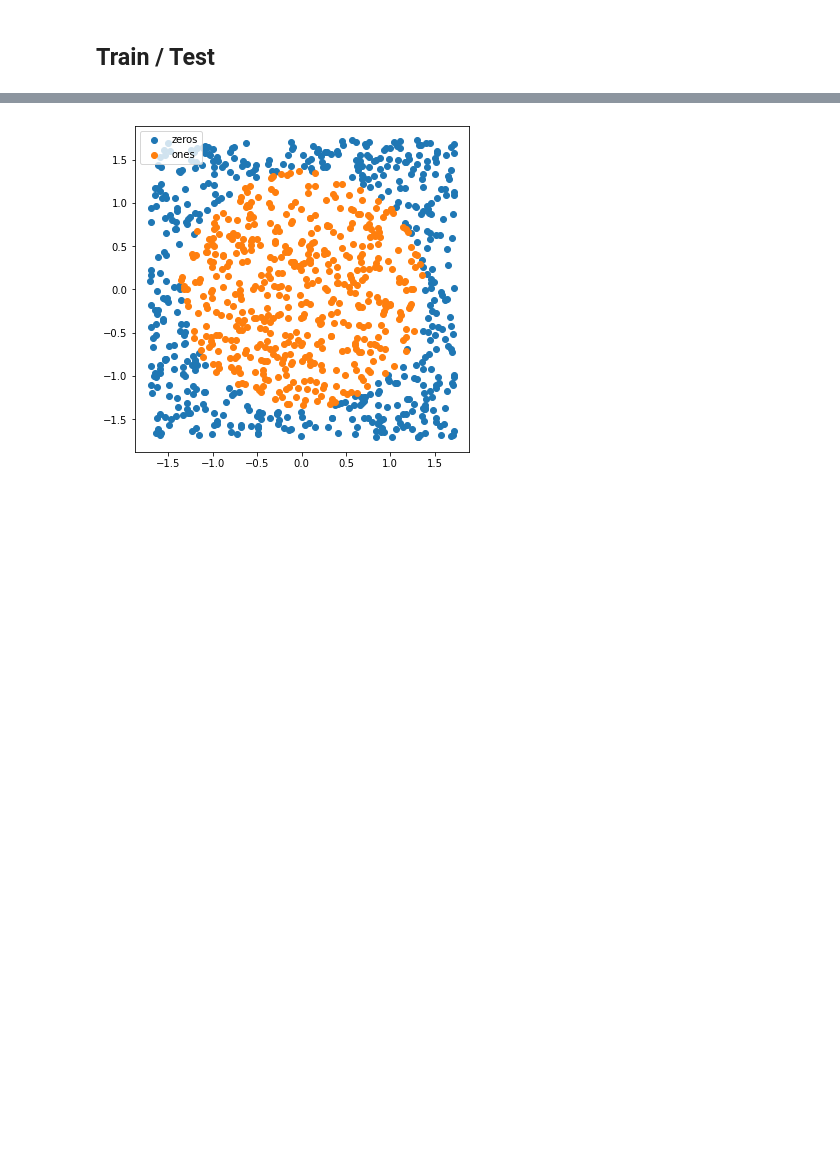
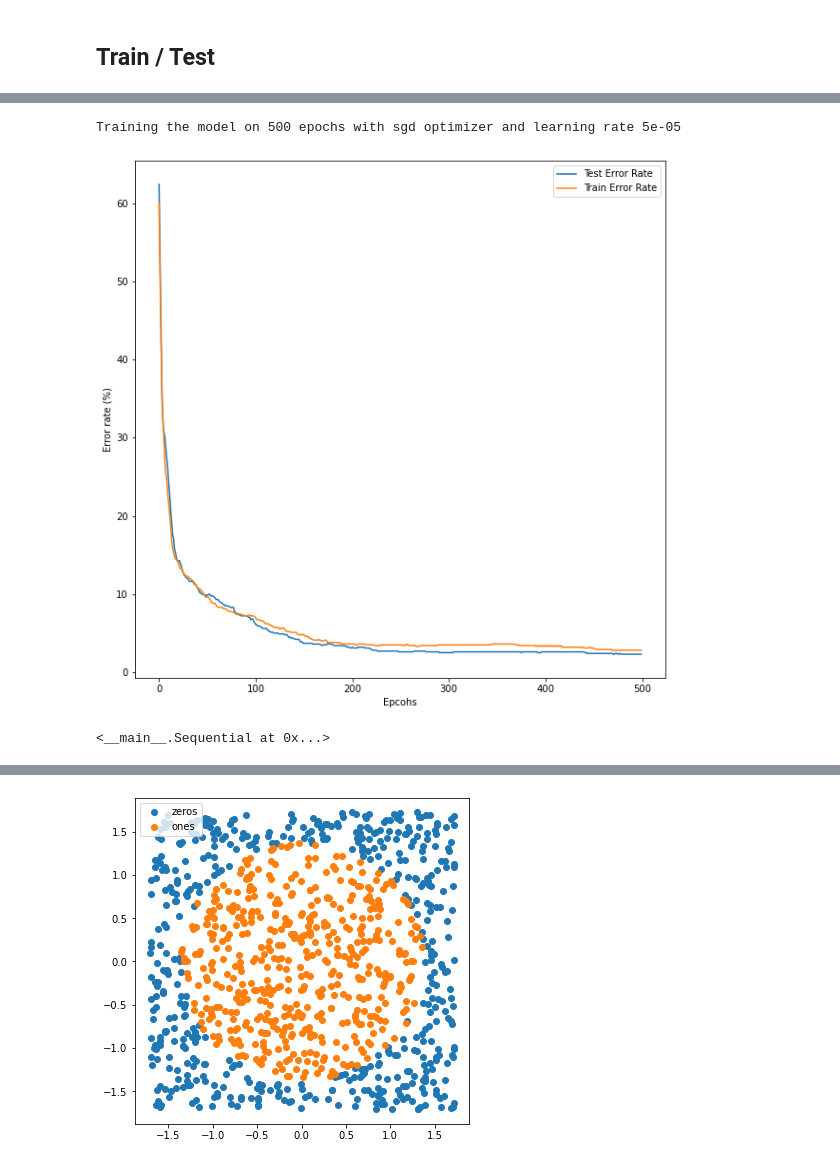
Before and after one commit to dgengler6/DeepLearningProject, a Jupyter notebook: Proj2/Project_2.ipynb, the cells around one changed output, grey strips where cells are left out. Saved outputs shown, nothing was run; the diff lists cells and outputs as text; code cells hidden in the pictures; blank space fills up the shorter version.

```diff
--- a/Proj2/Project_2.ipynb
+++ b/Proj2/Project_2.ipynb
@@ -502,0 +589,12 @@ TODO: lr hypertuning w/ validation ?
+# %%
+input, target = generate_disc_dataset(2000)
+train_input, train_target, test_input, test_target = split_dataset(input, target, 0.5)
+train_input, test_input = normalize_data(train_input, test_input)
+
+model_sgd = Sequential([Linear(2, 25), ReLU(), Linear(25, 25), ReLU(), Linear(25, 25), Linear(25, 1)])
+
+train_and_plot_accuracy(model_sgd, train_input, train_target, test_input, test_target, optim="sgd", learning_rate=5e-5, nb_epochs=500, one_output=True, print_=False)
+# %% [output]
+Training the model on 500 epochs with sgd optimizer and learning rate 5e-05
+[figure, added]
+<__main__.Sequential at 0x...>
```
Also changed, not shown: parts of 24 cells of this notebook, 6 other files.
